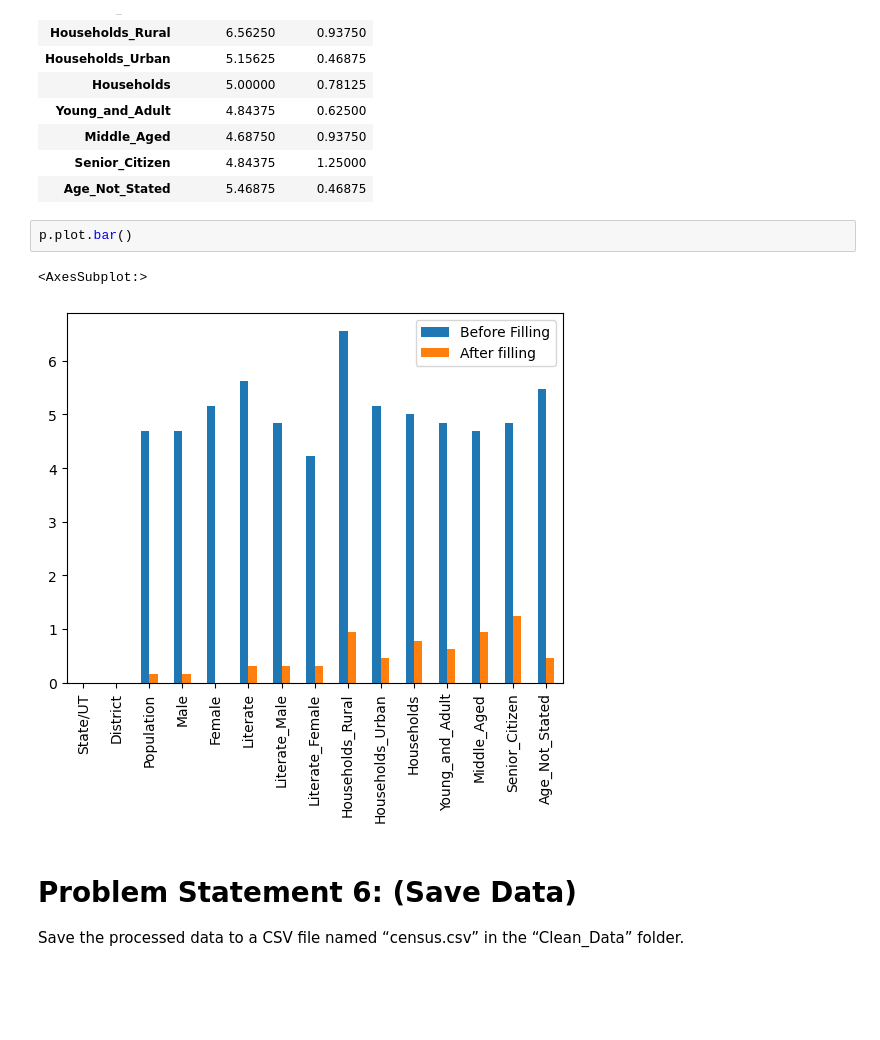
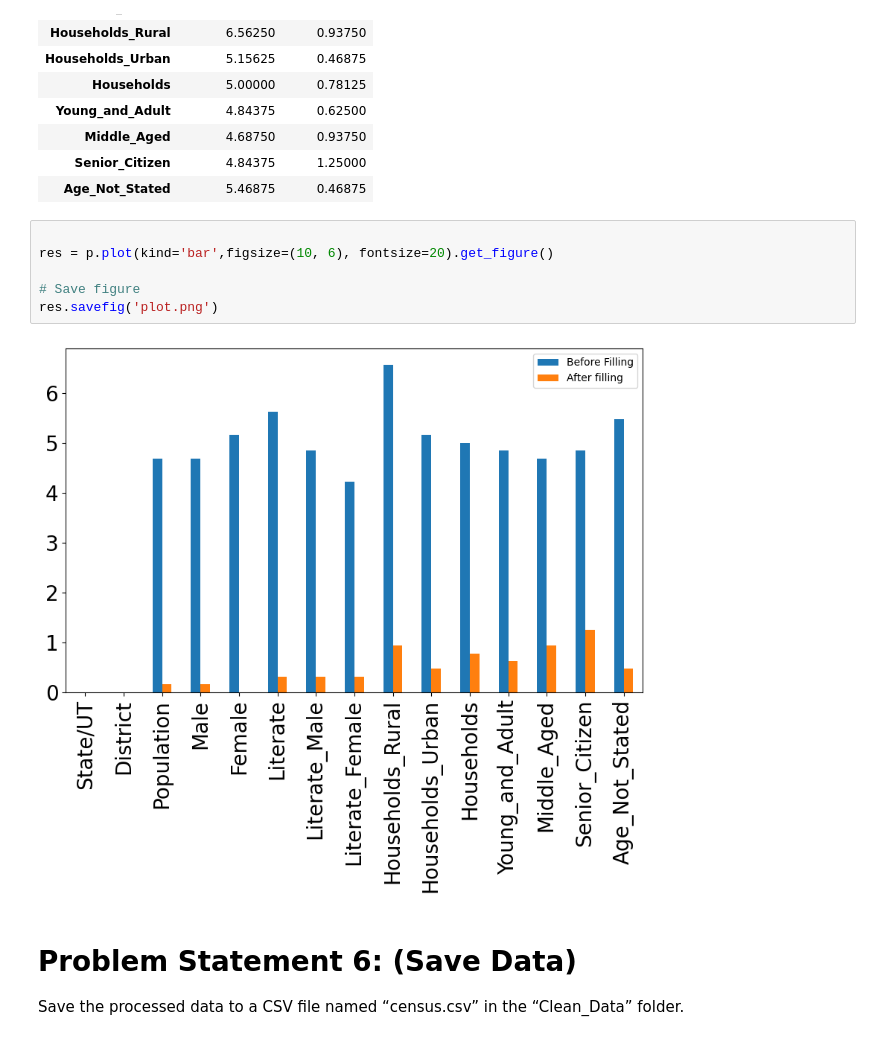
Before and after one commit to LokeshKumar4/Analysis_Census_healthcare, a Jupyter notebook: project1.ipynb, the cells around one changed output. Saved outputs shown, nothing was run; the diff lists cells and outputs as text; blank space fills up the shorter version.

```diff
--- a/project1.ipynb
+++ b/project1.ipynb
@@ -736,10 +728,13 @@ p
 | Senior_Citizen | 4.84375 | 1.25000 |
 | Age_Not_Stated | 5.46875 | 0.46875 |
 # %%
-p.plot.bar()
+
+res = p.plot(kind='bar',figsize=(10, 6), fontsize=20).get_figure()
+
+# Save figure
+res.savefig('plot.png')
 # %% [output]
-<AxesSubplot:>
-[figure, old version]
+[figure, new version]
 # %% [markdown]
 # Problem Statement 6: (Save Data)
 Save the processed data to a CSV file named “census.csv” in the “Clean_Data” folder.
```
Also changed, not shown: parts of 50 cells of this notebook, 2 other files.
